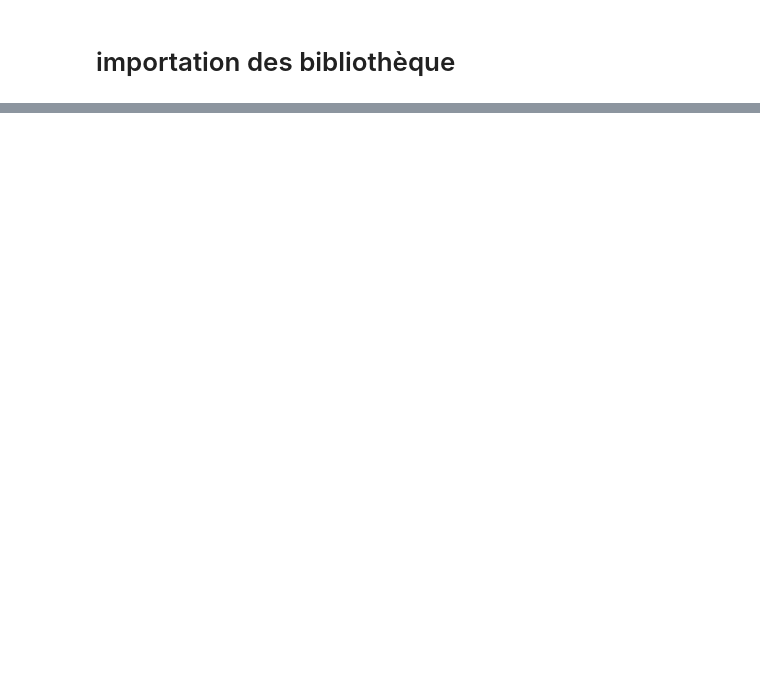
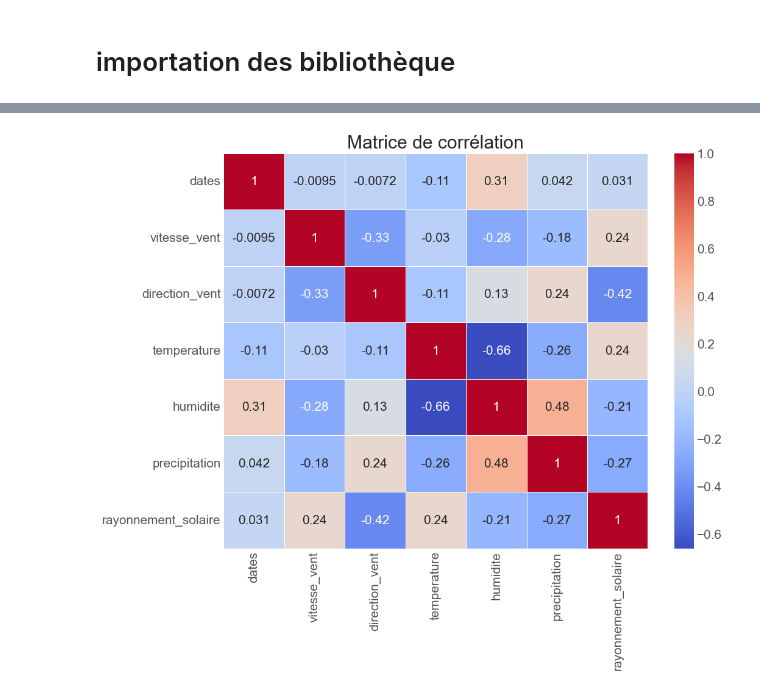
Before and after one commit to nagueuleo/Cameroun-climate-change, a Jupyter notebook: prédiction_climat.ipynb, the cells around one changed output, grey strips where cells are left out. Cells and saved outputs as stored; diff of their text form; code cells hidden in the pictures; blank space fills up the shorter version.

```diff
--- a/prédiction_climat.ipynb
+++ b/prédiction_climat.ipynb
@@ -29,0 +44,14 @@ ModuleNotFoundError: No module named 'keras'
+# %%
+df.rename(columns={
+    'YEAR': 'date',
+    'MO': 'mois',
+    'DY': 'jour',
+    'WS2M': 'vitesse_vent',
+    'WD2M': 'direction_vent',
+    'T2M': 'temperature',
+    'GWETTOP': 'humidite',
+    'PRECTOTCORR': 'precipitation',
+    'ALLSKY_SFC_PAR_TOT': 'rayonnement_solaire'
+}, inplace=True)
+
+df.head(10)
@@ -29,0 +70,7 @@ ModuleNotFoundError: No module named 'keras'
+# %%
+df['dates'] = pd.to_datetime(df['jour'].astype(str) + '-' +
+                              df['mois'].astype(str) + '-' +
+                              df['date'].astype(str),
+                              format='%d-%m-%Y',
+                              errors='coerce')
+df.head(10)
@@ -29,0 +89,3 @@ ModuleNotFoundError: No module named 'keras'
+# %%
+df.drop(columns=['date', 'mois', 'jour'], inplace=True, errors='ignore')
+df.head(10)
@@ -29,0 +104,5 @@ ModuleNotFoundError: No module named 'keras'
+# %%
+# mettre la date comme premier colonne dans notre dataset
+cols = ['dates'] + [col for col in df if col != 'dates']
+df = df[cols]
+df.head(10)
@@ -29,0 +160,11 @@ ModuleNotFoundError: No module named 'keras'
+# %%
+# Calculer la matrice de corrélation
+correlation_matrix = df.corr()
+
+# Afficher la matrice de corrélation sous forme de heatmap
+plt.figure(figsize=(10, 8))
+sns.heatmap(correlation_matrix, annot=True, cmap='coolwarm', linewidths=0.5)
+plt.title('Matrice de corrélation')
+plt.show()
+# %% [output]
+[figure, added]
```
Also changed, not shown: parts of 24 cells of this notebook, 7 other files.
